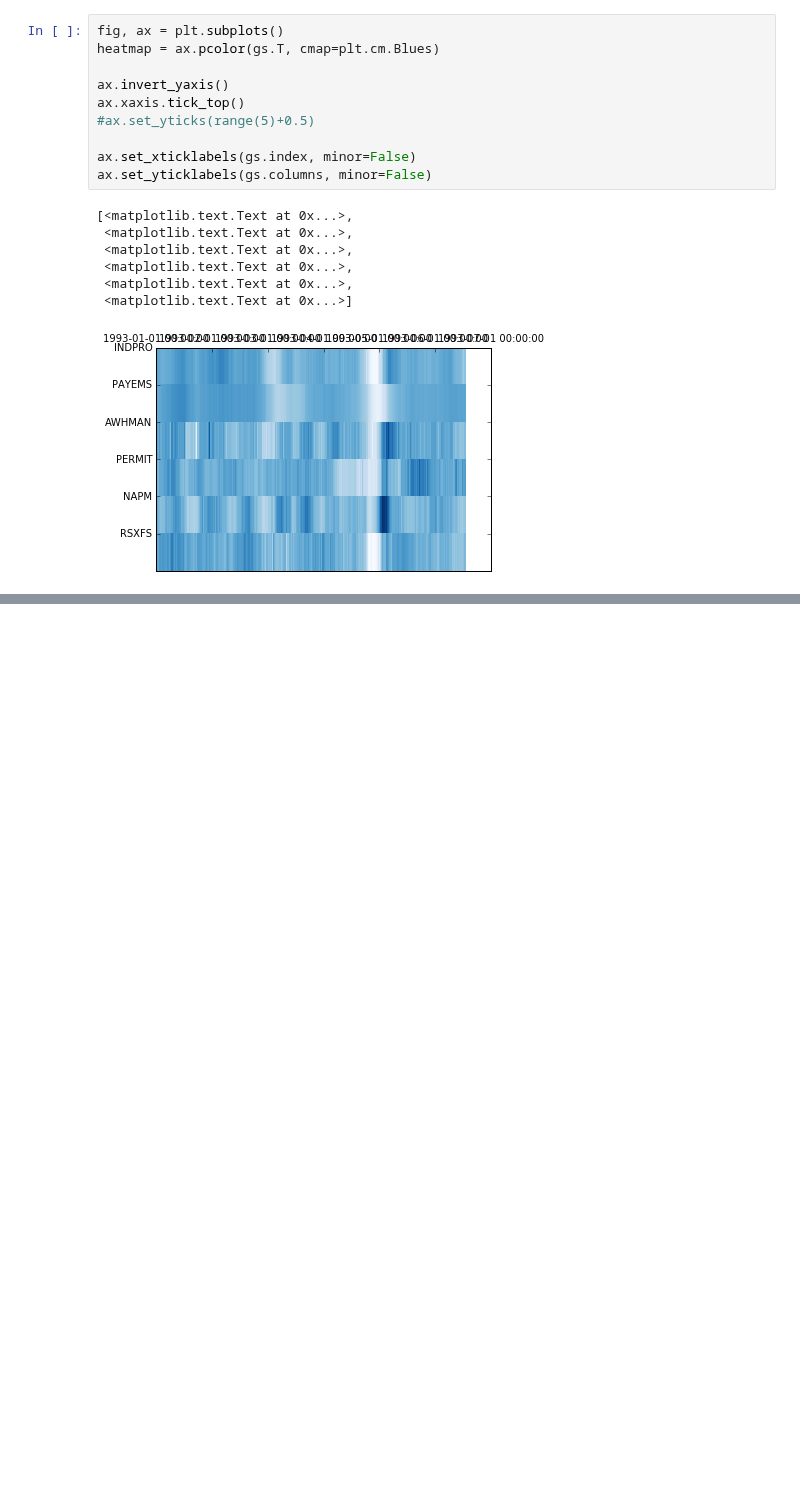
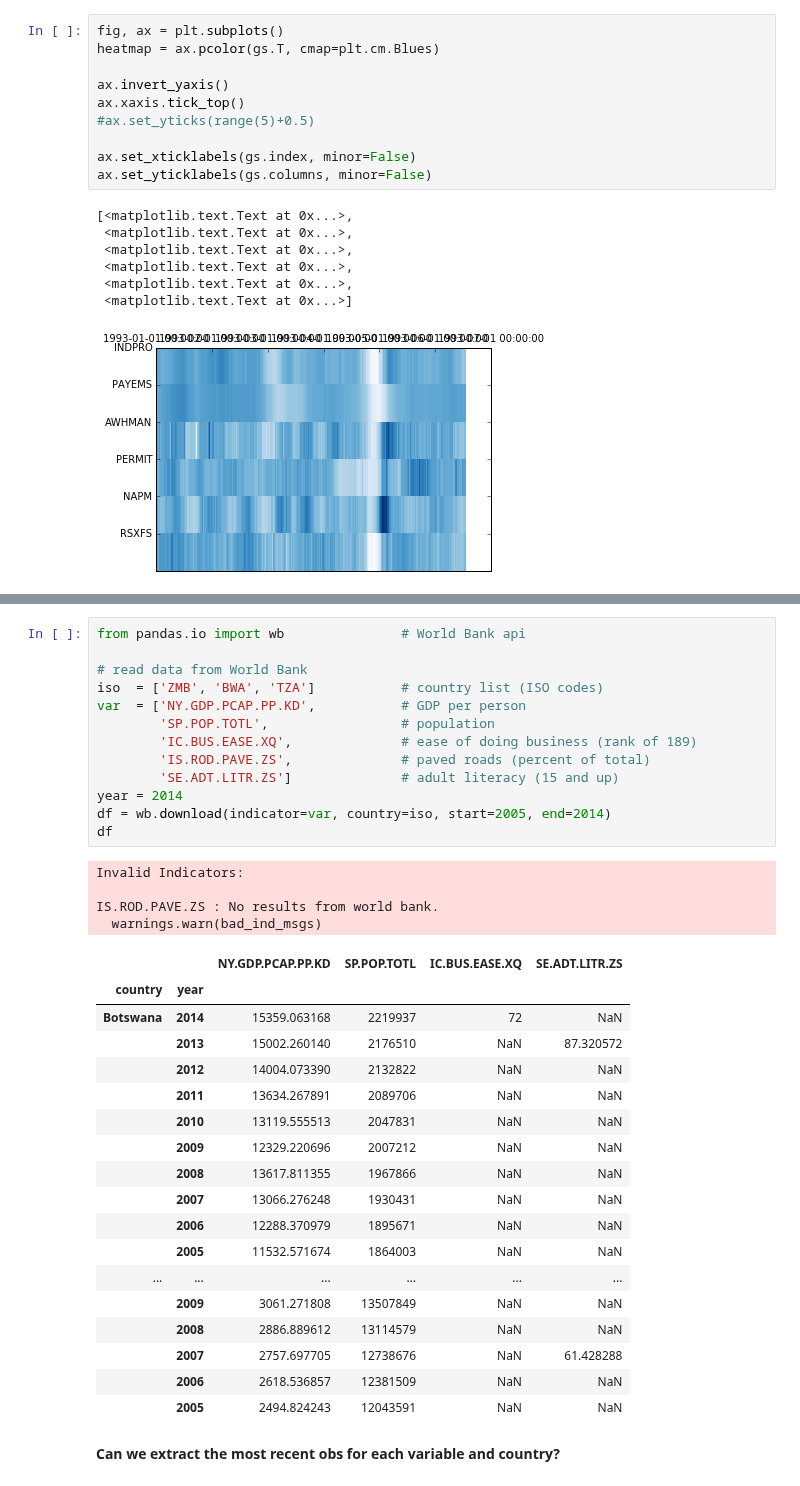
Before and after one commit to DaveBackus/Data_Bootcamp, a Jupyter notebook: Code/IPython/bootcamp_indicators.ipynb, the cells around one changed output, grey strips where cells are left out. Cells and saved outputs as stored; diff of their text form; blank space fills up the shorter version.

```diff
--- a/Code/IPython/bootcamp_indicators.ipynb
+++ b/Code/IPython/bootcamp_indicators.ipynb
@@ -175,0 +142,38 @@ ax.set_ylabel('')
+# %%
+from pandas.io import wb               # World Bank api
+
+# read data from World Bank
+iso  = ['ZMB', 'BWA', 'TZA']           # country list (ISO codes)
+var  = ['NY.GDP.PCAP.PP.KD',           # GDP per person
+        'SP.POP.TOTL',                 # population
+        'IC.BUS.EASE.XQ',              # ease of doing business (rank of 189)
+        'IS.ROD.PAVE.ZS',              # paved roads (percent of total)
+        'SE.ADT.LITR.ZS']              # adult literacy (15 and up)
+year = 2014
+df = wb.download(indicator=var, country=iso, start=2005, end=2014)
+df
+# %% [output]
+Invalid Indicators:
+
+IS.ROD.PAVE.ZS : No results from world bank.
+  warnings.warn(bad_ind_msgs)
+|  |  | NY.GDP.PCAP.PP.KD | SP.POP.TOTL | IC.BUS.EASE.XQ | SE.ADT.LITR.ZS |
+| country | year |  |  |  |  |
+| Botswana | 2014 | 15359.063168 | 2219937 | 72 | NaN |
+|  | 2013 | 15002.260140 | 2176510 | NaN | 87.320572 |
+|  | 2012 | 14004.073390 | 2132822 | NaN | NaN |
+|  | 2011 | 13634.267891 | 2089706 | NaN | NaN |
+|  | 2010 | 13119.555513 | 2047831 | NaN | NaN |
+|  | 2009 | 12329.220696 | 2007212 | NaN | NaN |
+|  | 2008 | 13617.811355 | 1967866 | NaN | NaN |
+|  | 2007 | 13066.276248 | 1930431 | NaN | NaN |
+|  | 2006 | 12288.370979 | 1895671 | NaN | NaN |
+|  | 2005 | 11532.571674 | 1864003 | NaN | NaN |
+| ... | ... | ... | ... | ... | ... |
+|  | 2009 | 3061.271808 | 13507849 | NaN | NaN |
+|  | 2008 | 2886.889612 | 13114579 | NaN | NaN |
+|  | 2007 | 2757.697705 | 12738676 | NaN | 61.428288 |
+|  | 2006 | 2618.536857 | 12381509 | NaN | NaN |
+|  | 2005 | 2494.824243 | 12043591 | NaN | NaN |
+# %% [markdown]
+**Can we extract the most recent obs for each variable and country?**
```
Also changed, not shown: parts of 11 cells of this notebook, 4 other files.
